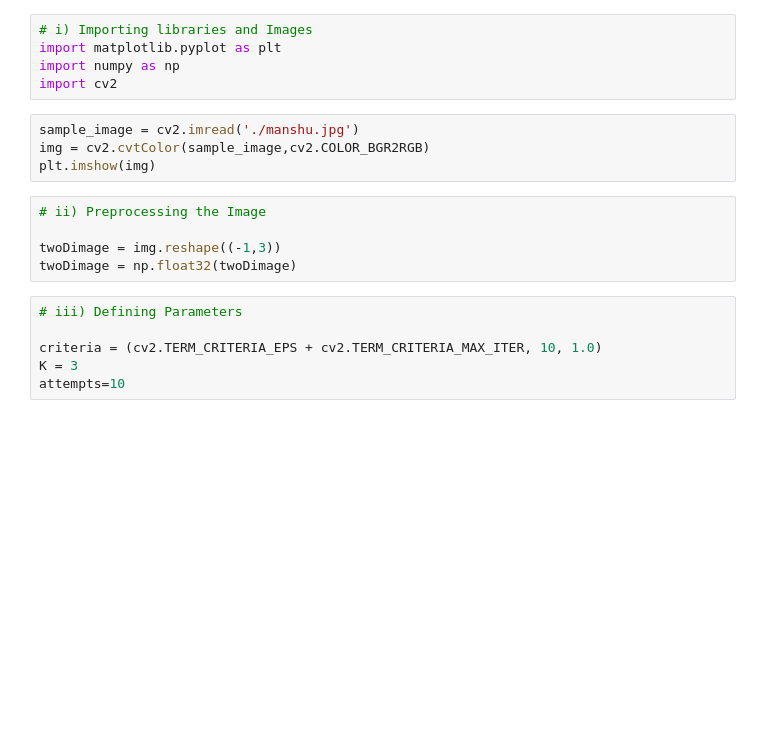
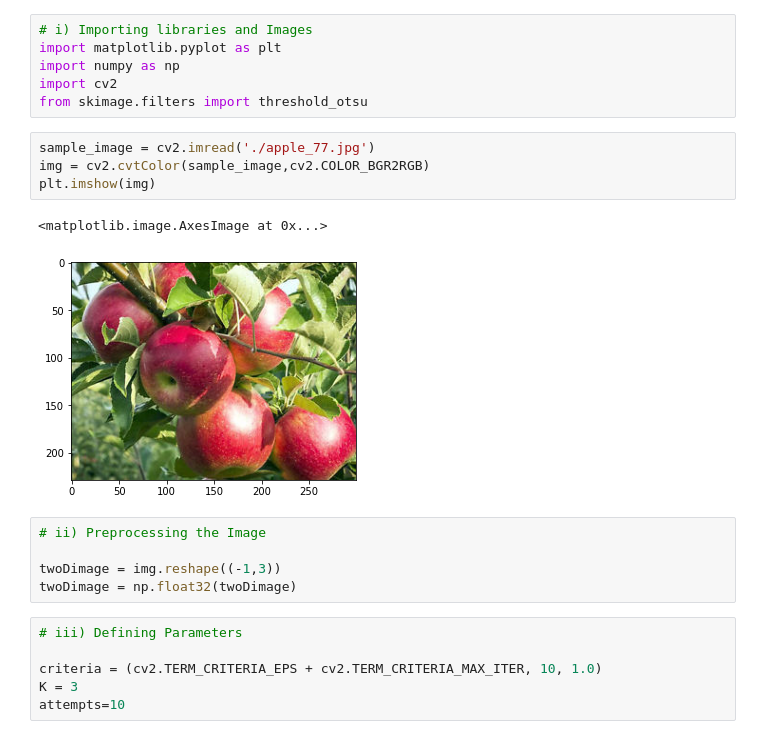
Before and after one commit to Hetzie/Learning-ML, a Jupyter notebook: segmentation/k_means_segmentation.ipynb, the cells around one changed output. Cells and saved outputs as stored; diff of their text form; blank space fills up the shorter version.

```diff
--- a/segmentation/k_means_segmentation.ipynb
+++ b/segmentation/k_means_segmentation.ipynb
@@ -3,10 +3,14 @@
 import matplotlib.pyplot as plt
 import numpy as np
 import cv2
+from skimage.filters import threshold_otsu
 # %%
-sample_image = cv2.imread('./manshu.jpg')
+sample_image = cv2.imread('./apple_77.jpg')
 img = cv2.cvtColor(sample_image,cv2.COLOR_BGR2RGB)
 plt.imshow(img)
+# %% [output]
+<matplotlib.image.AxesImage at 0x...>
+[figure, added]
 # %%
 # ii) Preprocessing the Image
 
```
Also changed, not shown: parts of 6 cells of this notebook, 1 other file.
